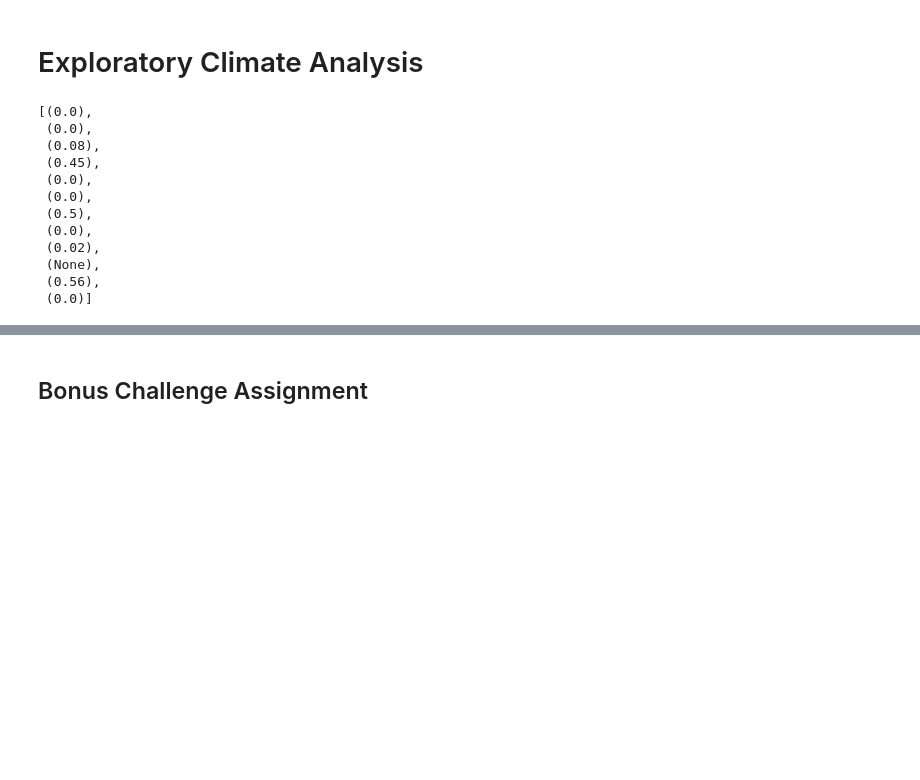
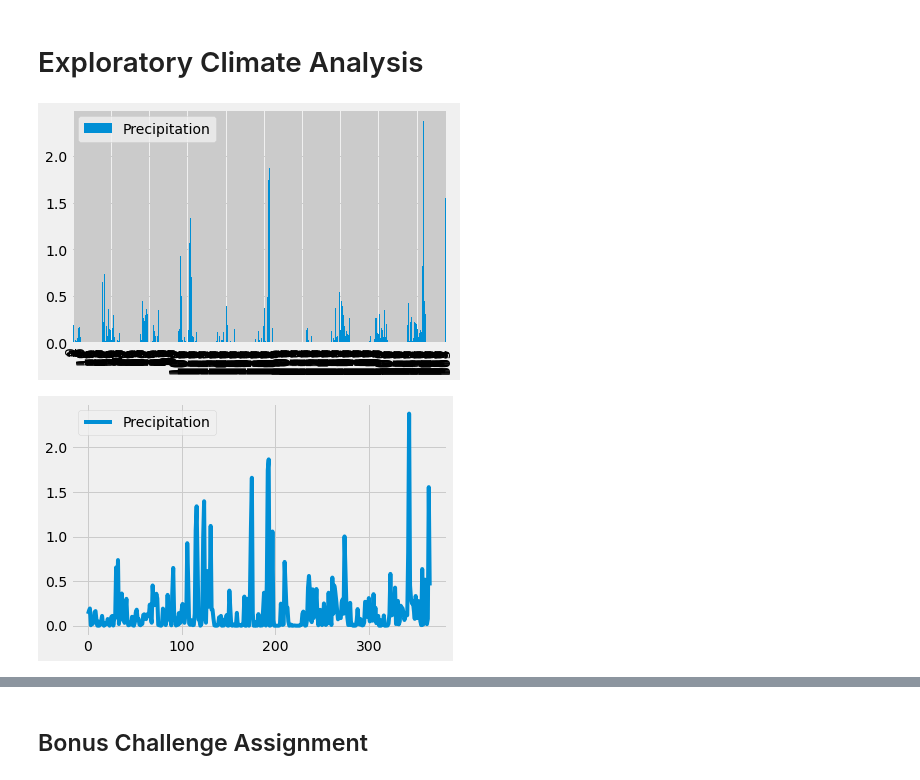
Before and after one commit to DeepIntoData/SQLAlchemy-Challenge, a Jupyter notebook: climate_starter.ipynb, the cells around one changed output, grey strips where cells are left out. Drawn from its saved outputs; the diff is of its cells as text; code cells hidden in the pictures; blank space fills up the shorter version.

```diff
--- a/climate_starter.ipynb
+++ b/climate_starter.ipynb
@@ -39,29 +40,39 @@ session = Session(engine)
 # Exploratory Climate Analysis
 # %%
 # Design a query to retrieve the last 12 months of precipitation data and plot the results
+# Perform a query to retrieve the data and precipitation scores
 
-last12 = session.query(Measurement.prcp).order_by(Measurement.date.desc()).limit(12).all()
-last12
+#AVERAGES PRECIPITATION ACROSS ALL STATIONS PER DAY
+last12 = session.query(Measurement.date, func.avg(Measurement.prcp)).\
+         group_by(Measurement.date).\
+         order_by(Measurement.date.desc()).limit(366).all()
 
 # Calculate the date 1 year ago from the last data point in the database
 
-# Perform a query to retrieve the data and precipitation scores
+last_date = session.query(Measurement.date).\
+            order_by(Measurement.date.desc()).\
+            first().date
+
+year_ago = dt.datetime.strptime(recent_date, '%Y-%m-%d') - dt.timedelta(days=365)
 
 # Save the query results as a Pandas DataFrame and set the index to the date column
 
+df = pd.DataFrame(last12, columns =['Date', 'Precipitation'])
+df.head()
+
 # Sort the dataframe by date
 
+#ASCENDING ORDER (Descending order is already set in last12)
+df_asc = df.sort_values(by="Date")
+df_asc = df_asc.reset_index()
+df_asc = df_asc.drop(columns=['index'])
+
 # Use Pandas Plotting with Matplotlib to plot the data
+
+df.plot.bar()
+plt.show()
+
+ax = df.plot().get_figure()
 # %% [output]
-[(0.0),
- (0.0),
- (0.08),
- (0.45),
- (0.0),
- (0.0),
- (0.5),
- (0.0),
- (0.02),
- (None),
- (0.56),
- (0.0)]
+[figure, added]
+[figure, added]
```
Also changed, not shown: parts of 5 cells of this notebook.
